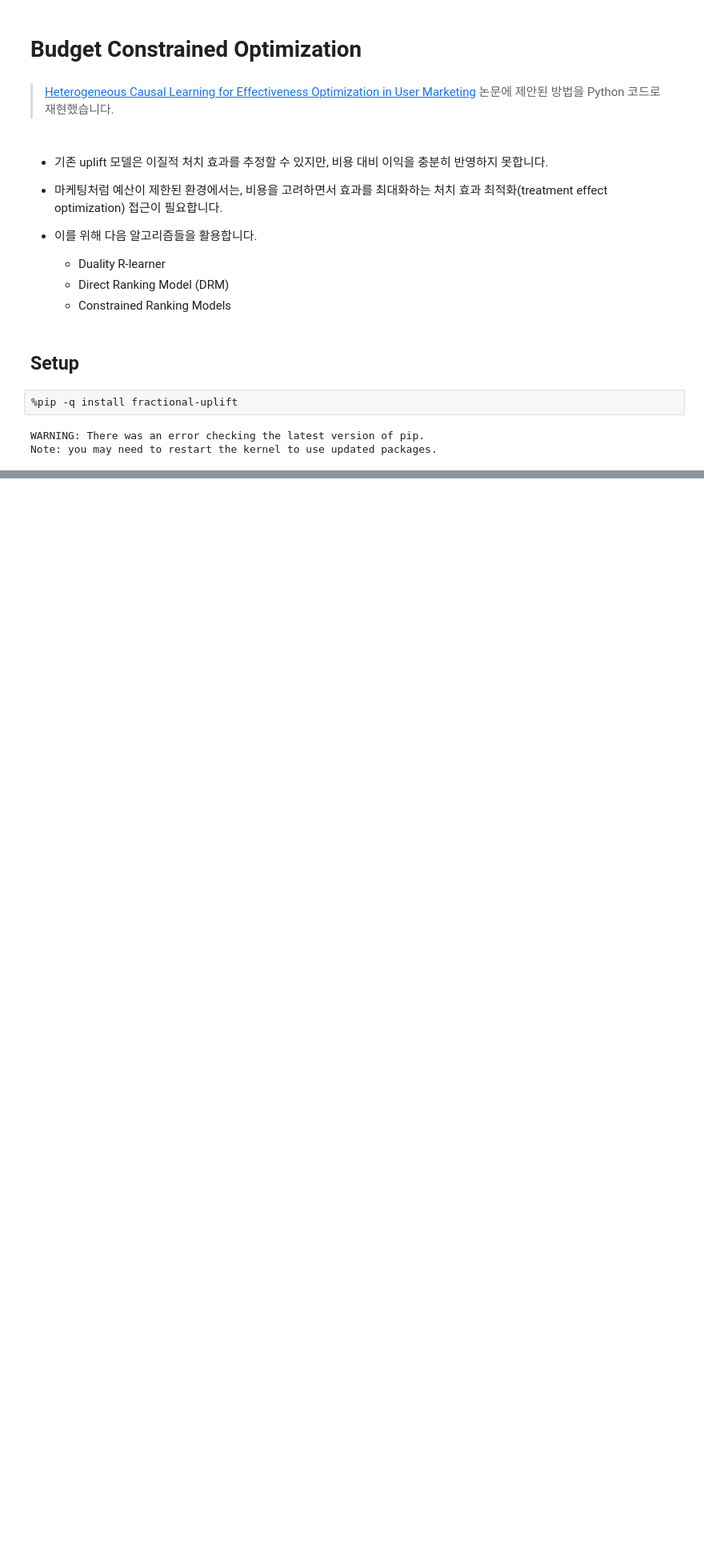
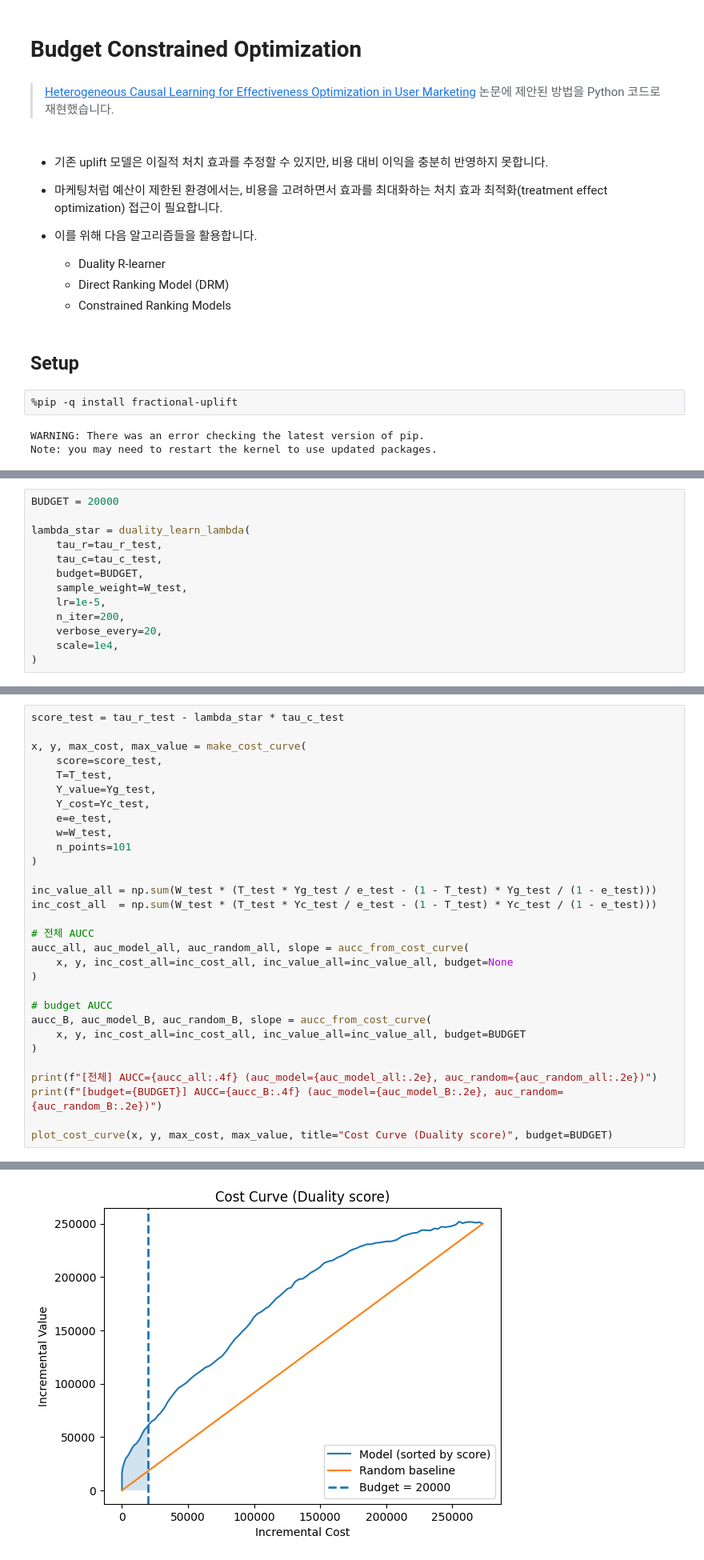
Before and after one commit to Funbucket/awesome-causal-inference-python, a Jupyter notebook: book/prescriptive_analytics/budget_constrained_optimization.ipynb, the cells around one changed output, grey strips where cells are left out. Shown at 80% size. Cells and saved outputs as stored; diff of their text form; blank space fills up the shorter version.

```diff
--- a/book/prescriptive_analytics/budget_constrained_optimization.ipynb
+++ b/book/prescriptive_analytics/budget_constrained_optimization.ipynb
@@ -766,0 +259,13 @@ B_train: 39795.62082785283
+# %%
+BUDGET = 20000
+
+lambda_star = duality_learn_lambda(
+    tau_r=tau_r_test,
+    tau_c=tau_c_test,
+    budget=BUDGET,
+    sample_weight=W_test,
+    lr=1e-5,
+    n_iter=200,
+    verbose_every=20,
+    scale=1e4,
+)
@@ -766,0 +499,31 @@ B_train: 39795.62082785283
+# %%
+score_test = tau_r_test - lambda_star * tau_c_test
+
+x, y, max_cost, max_value = make_cost_curve(
+    score=score_test,
+    T=T_test,
+    Y_value=Yg_test,
+    Y_cost=Yc_test,
+    e=e_test,
+    w=W_test,
+    n_points=101
+)
+
+inc_value_all = np.sum(W_test * (T_test * Yg_test / e_test - (1 - T_test) * Yg_test / (1 - e_test)))
+inc_cost_all  = np.sum(W_test * (T_test * Yc_test / e_test - (1 - T_test) * Yc_test / (1 - e_test)))
+
+# 전체 AUCC
+aucc_all, auc_model_all, auc_random_all, slope = aucc_from_cost_curve(
+    x, y, inc_cost_all=inc_cost_all, inc_value_all=inc_value_all, budget=None
+)
+
+# budget AUCC
+aucc_B, auc_model_B, auc_random_B, slope = aucc_from_cost_curve(
+    x, y, inc_cost_all=inc_cost_all, inc_value_all=inc_value_all, budget=BUDGET
+)
+
+print(f"[전체] AUCC={aucc_all:.4f} (auc_model={auc_model_all:.2e}, auc_random={auc_random_all:.2e})")
+print(f"[budget={BUDGET}] AUCC={aucc_B:.4f} (auc_model={auc_model_B:.2e}, auc_random={auc_random_B:.2e})")
+
+plot_cost_curve(x, y, max_cost, max_value, title="Cost Curve (Duality score)", budget=BUDGET)
+# %% [output]
@@ -766,0 +532 @@ B_train: 39795.62082785283
+[figure, added]
```
Also changed, not shown: parts of 38 cells of this notebook.
